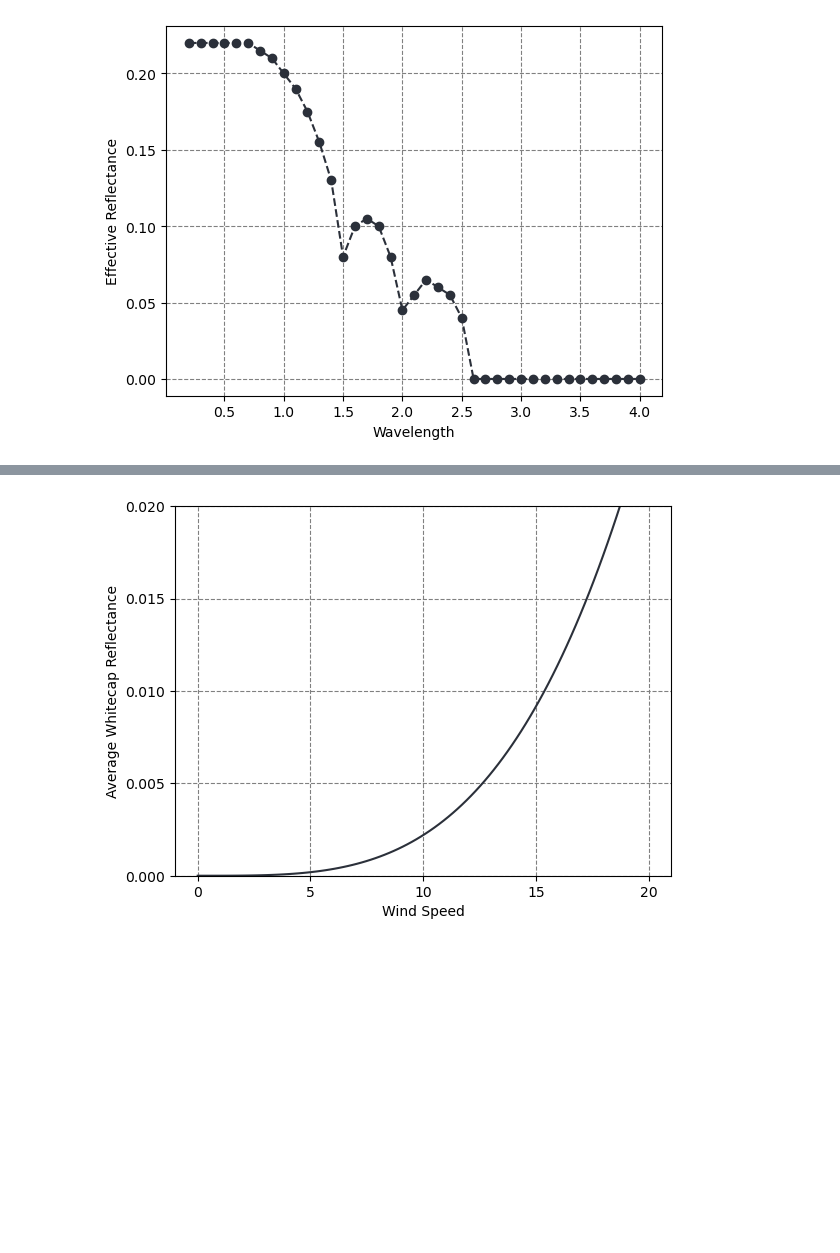
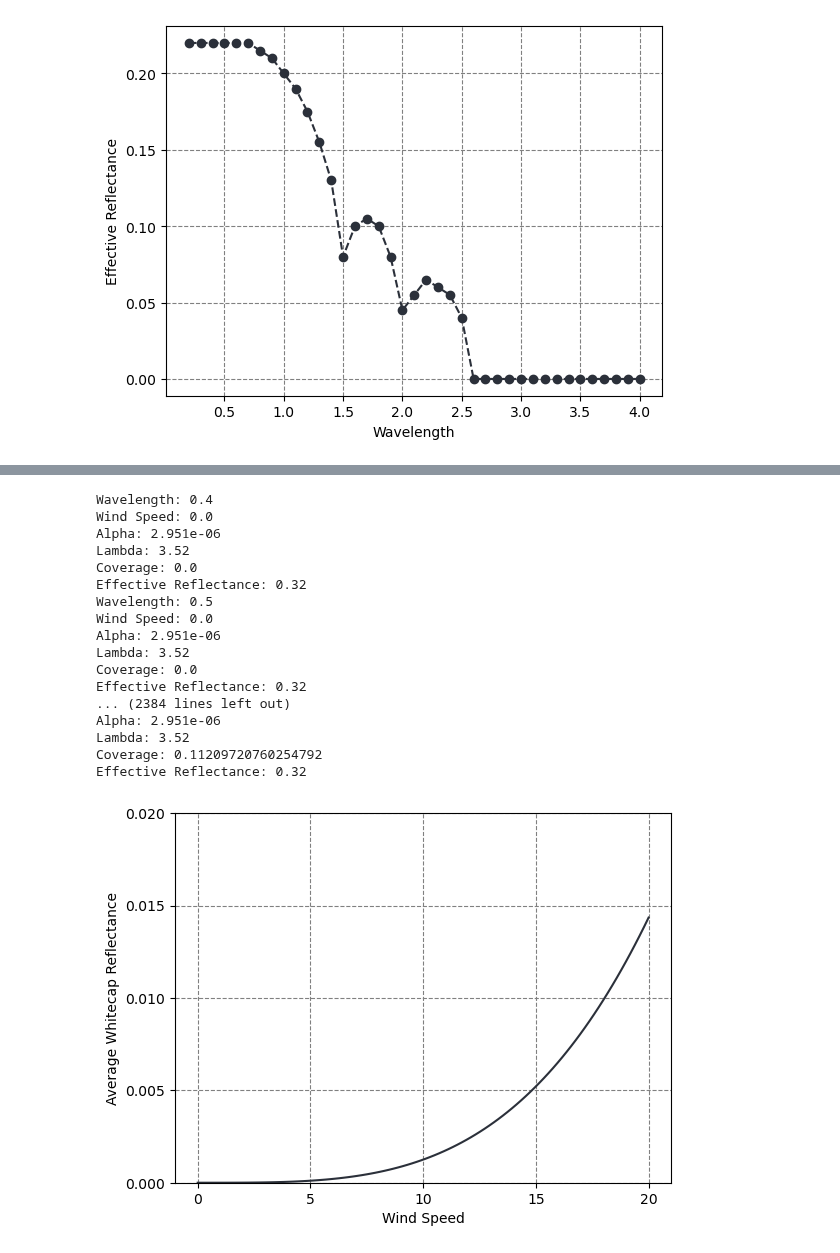
Before and after one commit to PolyRocketMatt/eradiate, a Jupyter notebook: notebooks/whitecaps.ipynb, the cells around one changed output, grey strips where cells are left out. Saved outputs shown, nothing was run; the diff lists cells and outputs as text; code cells hidden in the pictures; blank space fills up the shorter version.

```diff
--- a/notebooks/whitecaps.ipynb
+++ b/notebooks/whitecaps.ipynb
@@ -6,7 +6,7 @@ import numpy as np
 # %%
 # Necessary variables
 salinity = 0.0
-alpha = 0.000002591 #2.951 * 1e-6
+alpha = 0.000002951 #2.951 * 1e-6
 lmb = 3.52
 
 wind_speeds = np.linspace(0, 20, 100)
@@ -34,11 +34,22 @@ def whitecap_ref(wavelength, wind_speed):
 
 # Routine to compute whitecap reflectance from 6SV
 def whitecap_ref_6sv(wavelength, wind_speed):
+    print(f'Wavelength: {wavelength}')
+    print(f'Wind Speed: {wind_speed}')
+
+    print(f'Alpha: {alpha}')
+    print(f'Lambda: {lmb}')
+
     # Compute the coverage
     coverage = alpha * (wind_speed ** lmb)
 
+    print(f'Coverage: {coverage}')
+
     # Linearly interpolate the reflectance given the wavelength
-    effective_reflectance = 0.22 + 0.1
+    interpolated = np.interp(wavelength, eff_wavelengths, eff_reflectance)
+    effective_reflectance = interpolated + 0.1
+
+    print(f'Effective Reflectance: {effective_reflectance}')
 
     return coverage * effective_reflectance * efficiency
 # %%
@@ -76,5 +87,5 @@ plt.grid(True, linestyle='--', color='gray')
 # %%
-wavelengths = [0.2, 1.0, 1.5, 2.0, 3.5]
+wavelengths = [0.5, 1.0, 1.5, 2.0, 3.5]
 results = {}
 
 for wavelength in wavelengths:
@@ -82,7 +93,7 @@ for wavelength in wavelengths:
     for ws in wind_speeds:
         # Evaluate whitecap reflectance
         brdf_values = whitecap_ref(wavelength, ws)
-        whitecap_reflectance = 2 * np.array(brdf_values).flatten()[0]
+        whitecap_reflectance = np.array(brdf_values).flatten()[0]
 
         reflectances.append(whitecap_reflectance)
 
@@ -129,35 +140,52 @@ for wavelength in wavelengths:
 '''
 
 for ws in wind_speeds:
     avg_reflectance = 0
     for wavelength in wavelengths:
         brdf_values = whitecap_ref_6sv(wavelength, ws)
-        whitecap_reflectance = 2 * np.array(brdf_values).flatten()[0]
+        whitecap_reflectance = np.array(brdf_values).flatten()[0]
         avg_reflectance += whitecap_reflectance
     avg_reflectance /= len(wavelengths)
     results[ws] = avg_reflectance
 
 # Plotting the results
 plt.plot(results.keys(), results.values(), color='#2B303A', label='Whitecap Reflectance')
 plt.xlabel('Wind Speed')
 plt.ylabel('Average Whitecap Reflectance')
 
 # Define ticks
 xticks = np.arange(0, 21, 5)
 plt.xticks(xticks)
 
 yticks = np.arange(0, 0.021, 0.005)
 plt.yticks(yticks)
 
 # Cap the y-axis to 0.02
 plt.ylim(0, 0.02)
 
 # Grid on the tick lines
 plt.grid(True, linestyle='--', color='gray')
 
 plt.show()
 # %% [output]
+Wavelength: 0.4
+Wind Speed: 0.0
+Alpha: 2.951e-06
+Lambda: 3.52
+Coverage: 0.0
+Effective Reflectance: 0.32
+Wavelength: 0.5
+Wind Speed: 0.0
+Alpha: 2.951e-06
+Lambda: 3.52
+Coverage: 0.0
+Effective Reflectance: 0.32
+... (2384 lines left out)
+Alpha: 2.951e-06
+Lambda: 3.52
+Coverage: 0.11209720760254792
+Effective Reflectance: 0.32
-[figure, old version]
+[figure, new version]
 # %%
 # Interpolate the x-value at position 18.77
 x = 18.77
```
Also changed, not shown: parts of 3 cells of this notebook, 5 other files.
